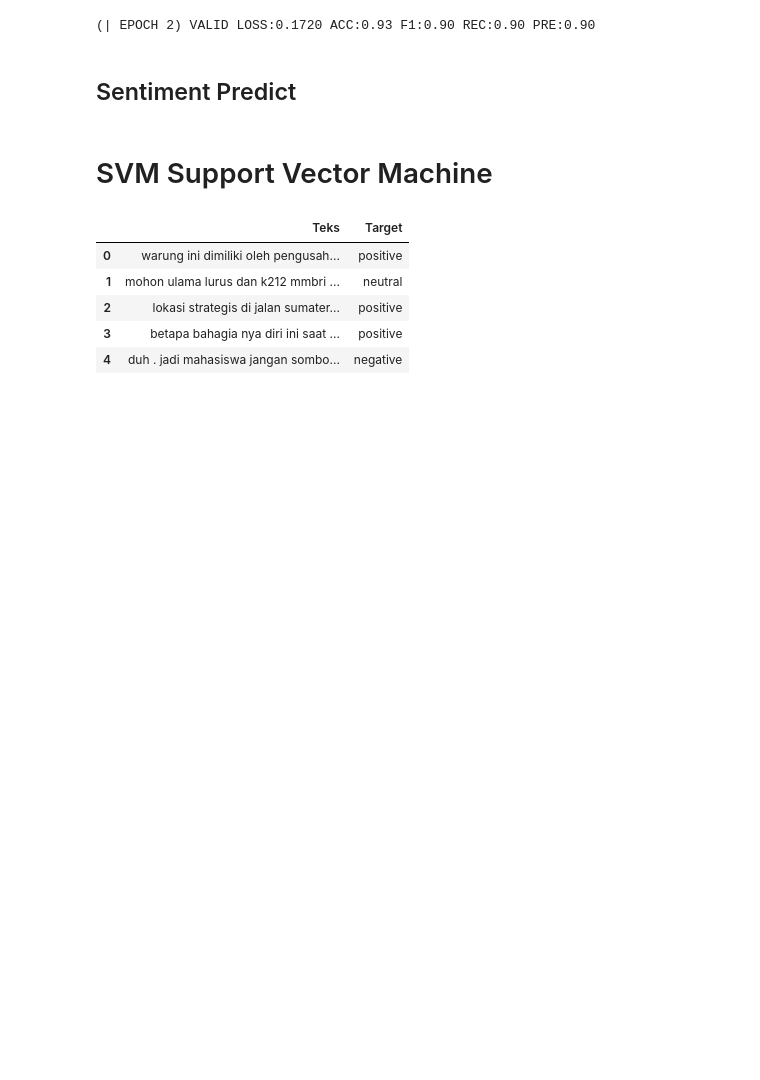
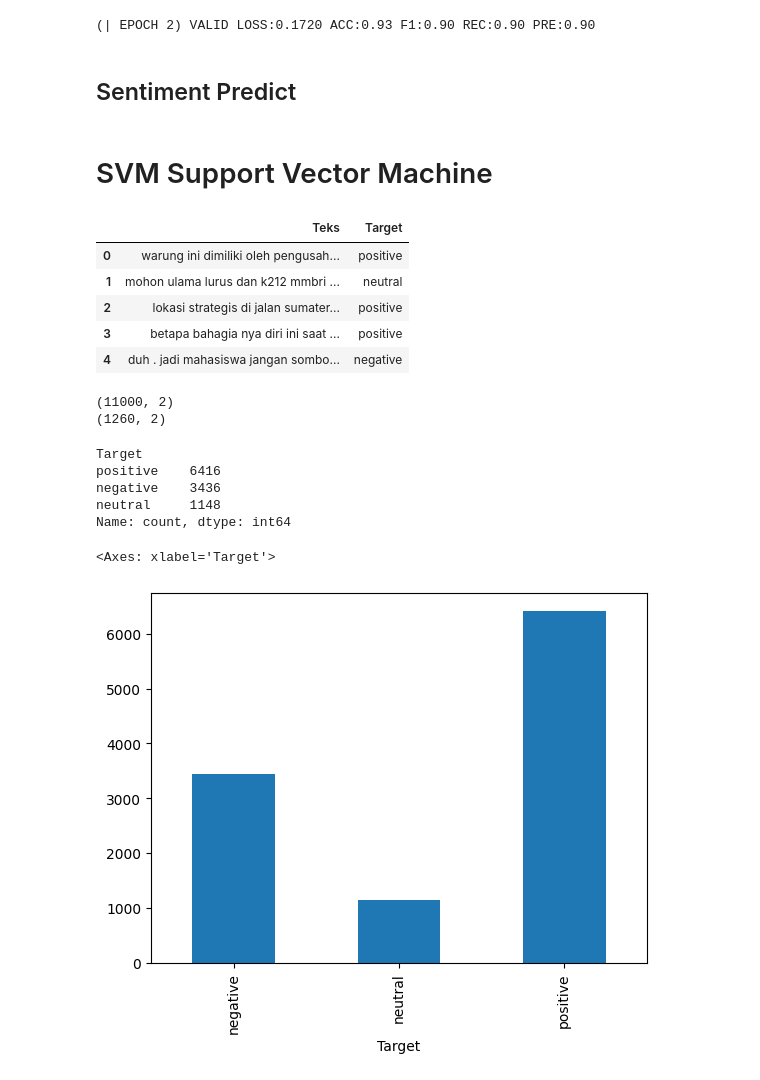
Before and after one commit to 337ubaid/dicoding-ml-terapan, a Jupyter notebook: sentiment-analysis/sentiment-analysis.ipynb, the cells around one changed output. Cells and saved outputs as stored; diff of their text form; code cells hidden in the pictures; blank space fills up the shorter version.

Commit message:
update sentiment-analysis.ipynb SVM done, deeplearning tinggal run

```diff
--- a/sentiment-analysis/sentiment-analysis.ipynb
+++ b/sentiment-analysis/sentiment-analysis.ipynb
@@ -299,5 +299,8 @@ from wordcloud import WordCloud
 from sklearn.feature_extraction.text import CountVectorizer, TfidfTransformer, TfidfVectorizer
 from sklearn import svm
 from sklearn.metrics import classification_report
+# %%
+train_dataset_path = 'F:/dicoding-ml-terapan/sentiment-analysis/indonlu/dataset/smsa_doc-sentiment-prosa/train_preprocess.tsv'
+valid_dataset_path = 'F:/dicoding-ml-terapan/sentiment-analysis/indonlu/dataset/smsa_doc-sentiment-prosa/valid_preprocess.tsv'
 # %%
 data_train = pd.read_csv(train_dataset_path, sep='\t', names=['Teks', 'Target'])
@@ -314,0 +316,19 @@ data_train.head()
+# %%
+print(data_train.shape)
+print(data_valid.shape)
+# %% [output]
+(11000, 2)
+(1260, 2)
+# %%
+data_train['Target'].value_counts()
+# %% [output]
+Target
+positive    6416
+negative    3436
+neutral     1148
+Name: count, dtype: int64
+# %%
+data_train.groupby('Target').size().plot(kind='bar')
+# %% [output]
+<Axes: xlabel='Target'>
+[figure, added]
```
Also changed, not shown: parts of 13 cells of this notebook.
